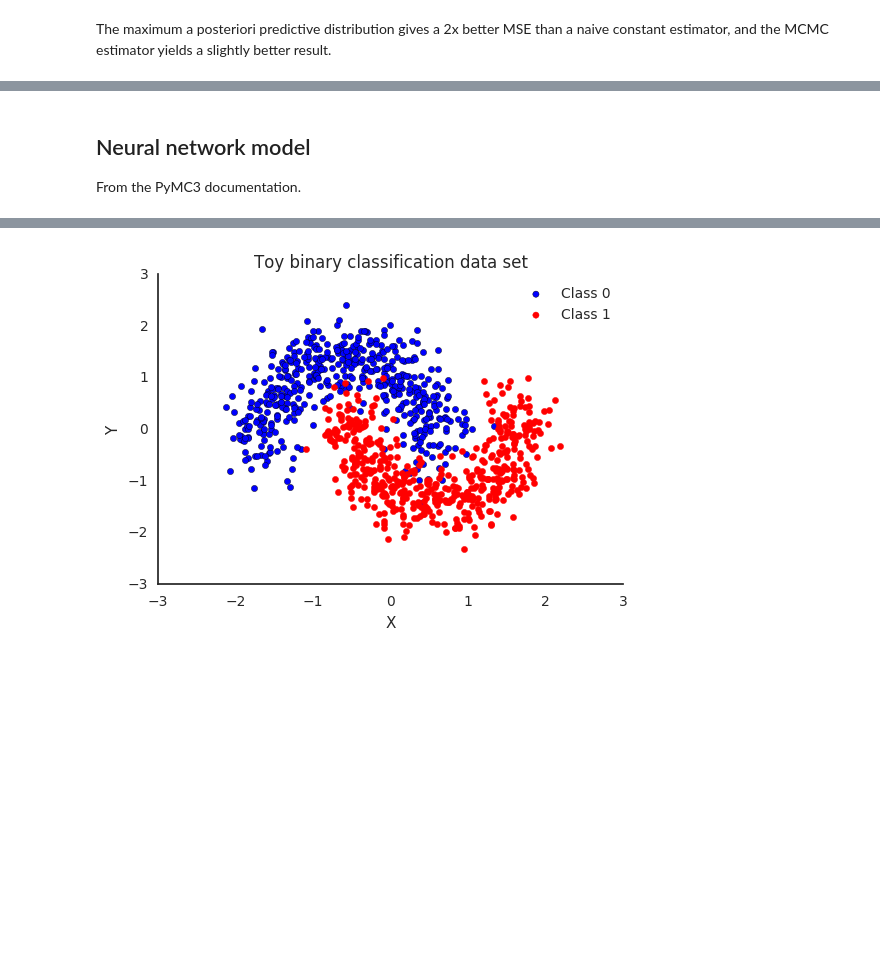
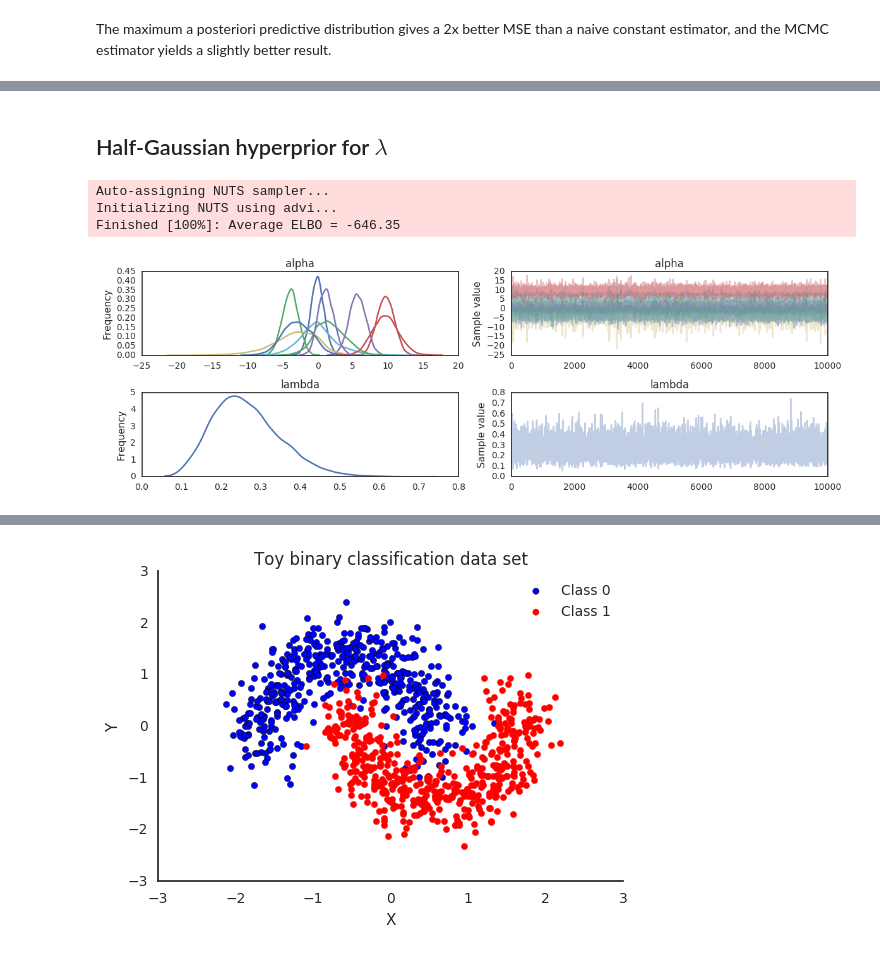
Before and after one commit to NaasCraft/BayesianStats2017, a Jupyter notebook: FreqAccBayEst.ipynb, the cells around one changed output, grey strips where cells are left out. Drawn from its saved outputs; the diff is of its cells as text; code cells hidden in the pictures; blank space fills up the shorter version.

```diff
--- a/FreqAccBayEst.ipynb
+++ b/FreqAccBayEst.ipynb
@@ -333,4 +329,2 @@ np.sum(np.square(y_hat - y))
-# %% [markdown]
-## Neural network model
-
-From the PyMC3 documentation.
+# %% [markdown]
+## Half-Gaussian hyperprior for $\lambda$
@@ -336,0 +347,12 @@ From the PyMC3 documentation.
+# %%
+with hg_model:
+
+    trace = sample(10000)
+# %% [output]
+Auto-assigning NUTS sampler...
+Initializing NUTS using advi...
+Finished [100%]: Average ELBO = -646.35
+# %%
+traceplot(trace);
+# %% [output]
+[figure, added]
```
Also changed, not shown: parts of 87 cells of this notebook.
